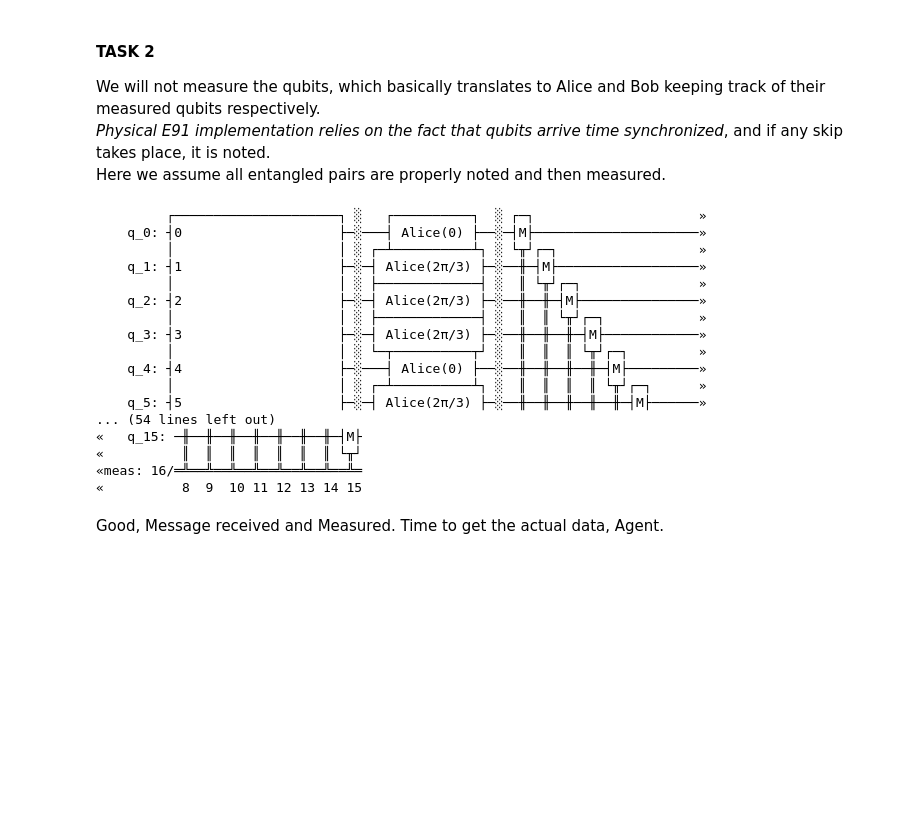
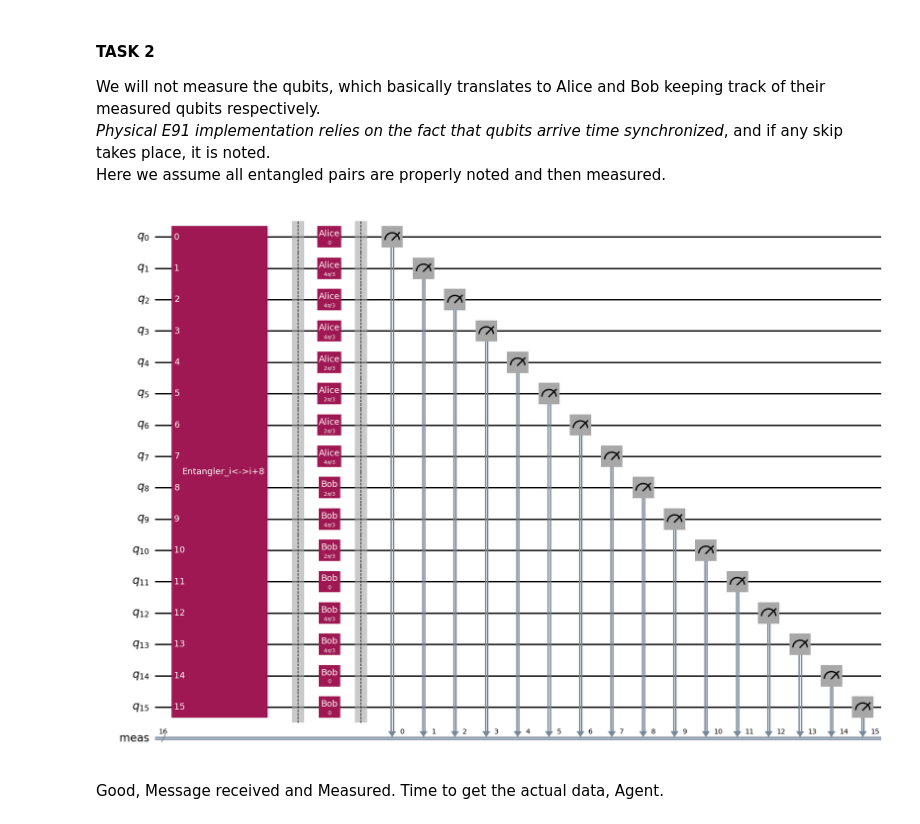
Before and after one commit to Mathwizard1/QKD_learning, a Jupyter notebook: E91.ipynb, the cells around one changed output. Drawn from its saved outputs; the diff is of its cells as text; code cells hidden in the pictures; blank space fills up the shorter version.

```diff
--- a/E91.ipynb
+++ b/E91.ipynb
@@ -146,26 +130,10 @@ Here we assume all entangled pairs are properly noted and then measured.
 # %%
 ####  TASK 2  ####
 # Setup the measurement for all qubits
 qc.measure_all()
-qc.draw()
+qc.draw('mpl')
 # %% [output]
-         ┌─────────────────────┐ ░   ┌──────────┐  ░ ┌─┐                     »
-    q_0: ┤0                    ├─░───┤ Alice(0) ├──░─┤M├─────────────────────»
-         │                     │ ░ ┌─┴──────────┴┐ ░ └╥┘┌─┐                  »
-    q_1: ┤1                    ├─░─┤ Alice(2π/3) ├─░──╫─┤M├──────────────────»
-         │                     │ ░ ├─────────────┤ ░  ║ └╥┘┌─┐               »
-    q_2: ┤2                    ├─░─┤ Alice(2π/3) ├─░──╫──╫─┤M├───────────────»
-         │                     │ ░ ├─────────────┤ ░  ║  ║ └╥┘┌─┐            »
-    q_3: ┤3                    ├─░─┤ Alice(2π/3) ├─░──╫──╫──╫─┤M├────────────»
-         │                     │ ░ └─┬──────────┬┘ ░  ║  ║  ║ └╥┘┌─┐         »
-    q_4: ┤4                    ├─░───┤ Alice(0) ├──░──╫──╫──╫──╫─┤M├─────────»
-         │                     │ ░ ┌─┴──────────┴┐ ░  ║  ║  ║  ║ └╥┘┌─┐      »
-    q_5: ┤5                    ├─░─┤ Alice(2π/3) ├─░──╫──╫──╫──╫──╫─┤M├──────»
-... (54 lines left out)
-«   q_15: ─╫──╫──╫──╫──╫──╫──╫─┤M├
-«          ║  ║  ║  ║  ║  ║  ║ └╥┘
-«meas: 16/═╩══╩══╩══╩══╩══╩══╩══╩═
-«          8  9  10 11 12 13 14 15
+[figure, added]
 # %% [markdown]
 Good, Message received and Measured. Time to get the actual data, Agent.
 # %%
```
Also changed, not shown: parts of 7 cells of this notebook, 6 other files.
